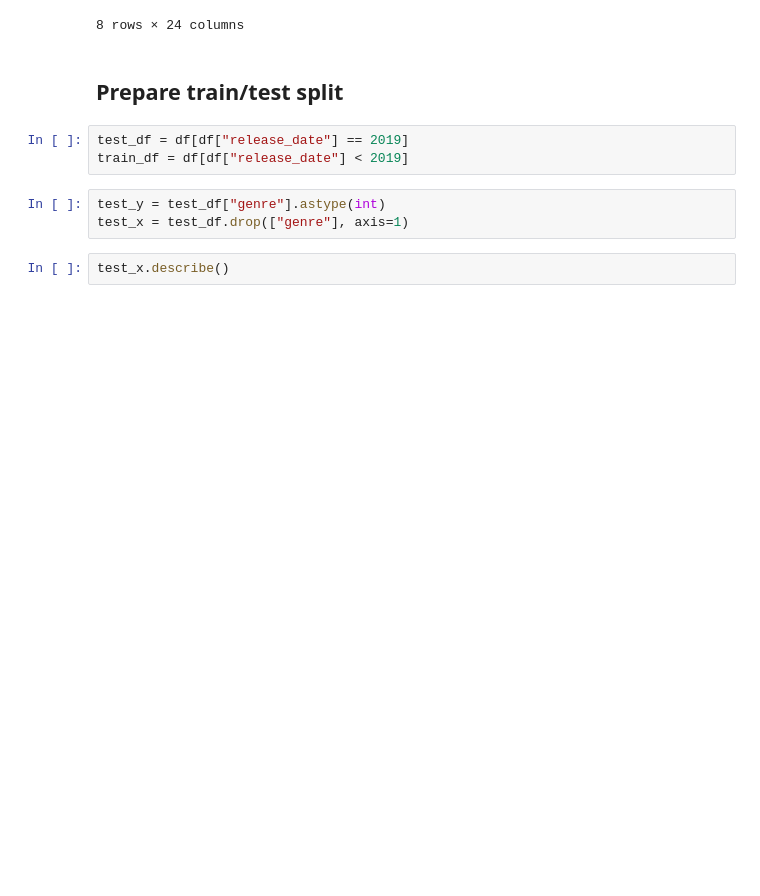
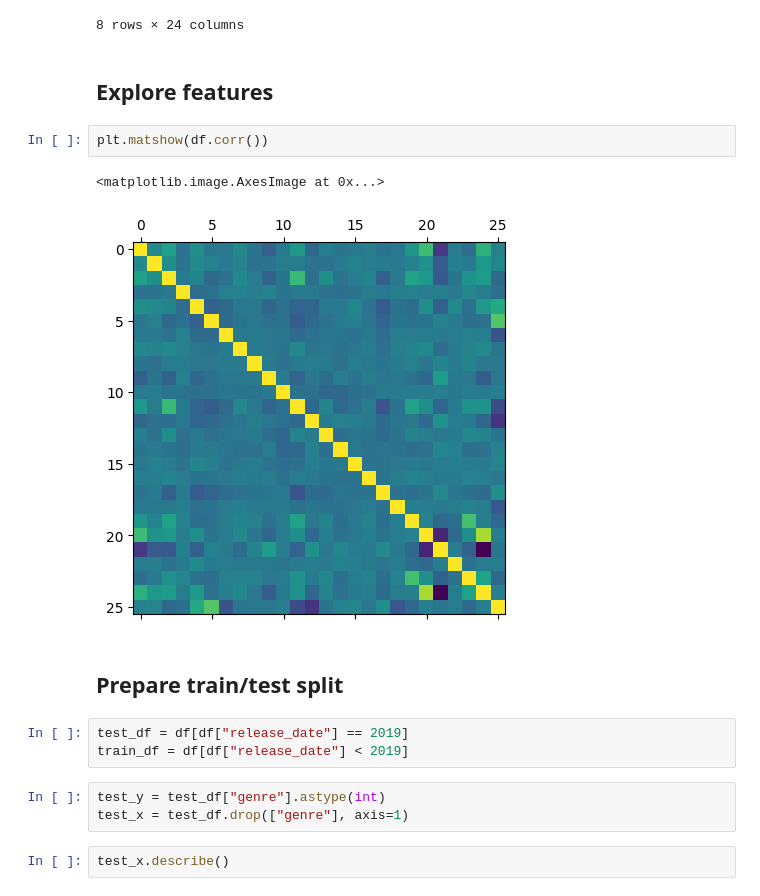
Before and after one commit to Aekai/kaggle-1950-2019songs, a Jupyter notebook: music-genre-prediction.ipynb, the cells around one changed output. Saved outputs shown, nothing was run; the diff lists cells and outputs as text; blank space fills up the shorter version.

```diff
--- a/music-genre-prediction.ipynb
+++ b/music-genre-prediction.ipynb
@@ -69,6 +70,13 @@ df.describe()
 | 75% | 2007.000000 | 93.000000 | 0.004049 | 0.192608 | 0.197793 | 0.065842 | 0.010002 | 0.004785 | ... |
 | max | 2019.000000 | 199.000000 | 0.647706 | 0.981781 | 0.962105 | 0.973684 | 0.497463 | 0.545303 | ... |
 8 rows × 24 columns
+# %% [markdown]
+## Explore features
+# %%
+plt.matshow(df.corr())
+# %% [output]
+<matplotlib.image.AxesImage at 0x...>
+[figure, added]
 # %% [markdown]
 ## Prepare train/test split
 # %%
```
Also changed, not shown: parts of 2 cells of this notebook, 4 other files.
